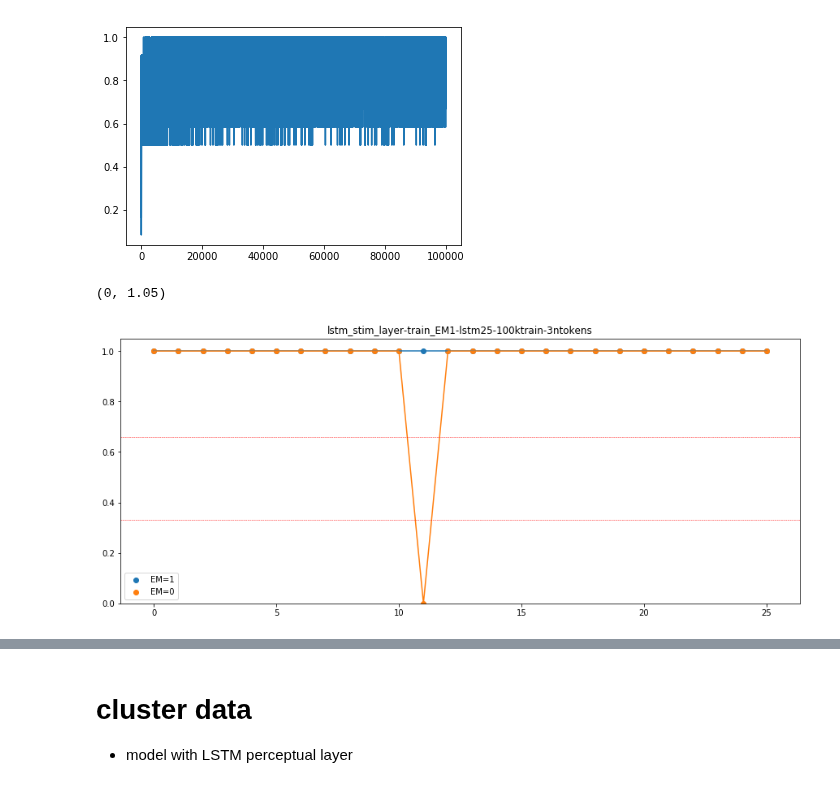
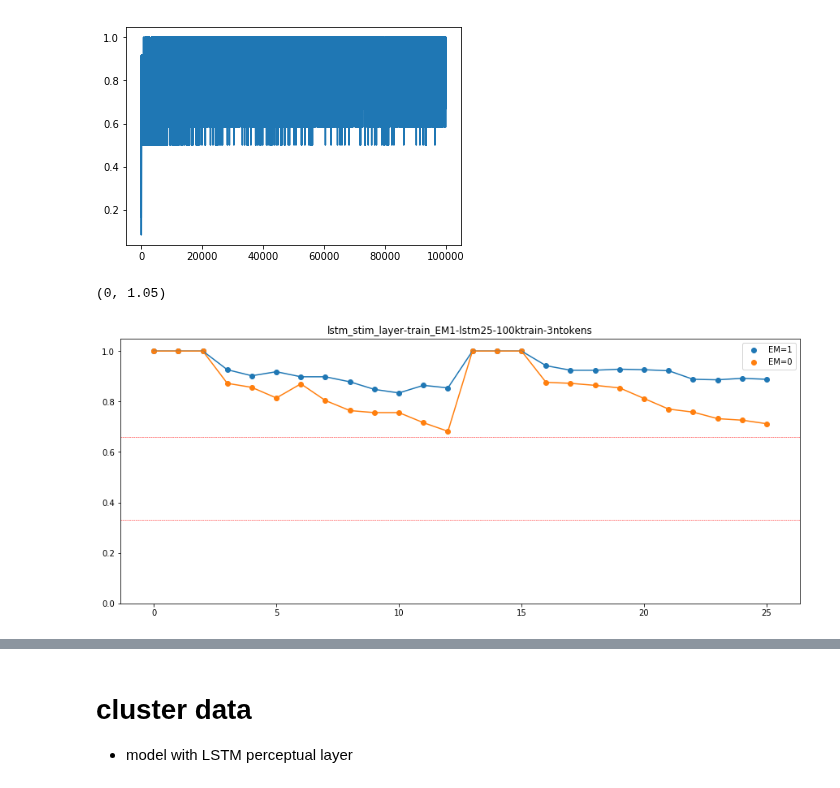
Before and after one commit to andrebeu/PM, a Jupyter notebook: Proactive Interference.ipynb, the cells around one changed output, grey strips where cells are left out. Drawn from its saved outputs; the diff is of its cells as text; code cells hidden in the pictures.

```diff
--- a/Proactive Interference.ipynb
+++ b/Proactive Interference.ipynb
@@ -106,32 +106,32 @@ plt.plot(tracc)
 [<matplotlib.lines.Line2D at 0x...>]
 [figure]
 # %%
-neps_ev = 1
+neps_ev = 500
 ntrials = 2
 seqlen = 10
 plt.figure(figsize=(15,6))
 
 fname = 'lstm_stim_layer-train_EM%i-lstm25-100ktrain-%intokens'%(EMbool,ntokens)
 plt.title(fname)
 
 for t in [True,False]:
   # eval
   net.EMbool=t
   evsc = eval_model(net,task,neps_ev,ntrials,seqlen,switchmaps=0)
   # plot
   acc = evsc.mean(0)
   plt.plot(acc)
   plt.scatter(range(len(acc)),acc,label='EM=%i'%t)
 
 for i in [.33,.66]:
   plt.axhline(i,c='r',ls='--',lw=.5)
 
 plt.legend()
 plt.ylim(0,1.05)
 # plt.savefig('figures/em_test/'+fname)
 # %% [output]
 (0, 1.05)
-[figure, old version]
+[figure, new version]
 # %% [markdown]
 ![image.png](attachment:image.png)
 # %% [markdown]
```
Also changed, not shown: parts of 6 cells of this notebook, 20 other files.
